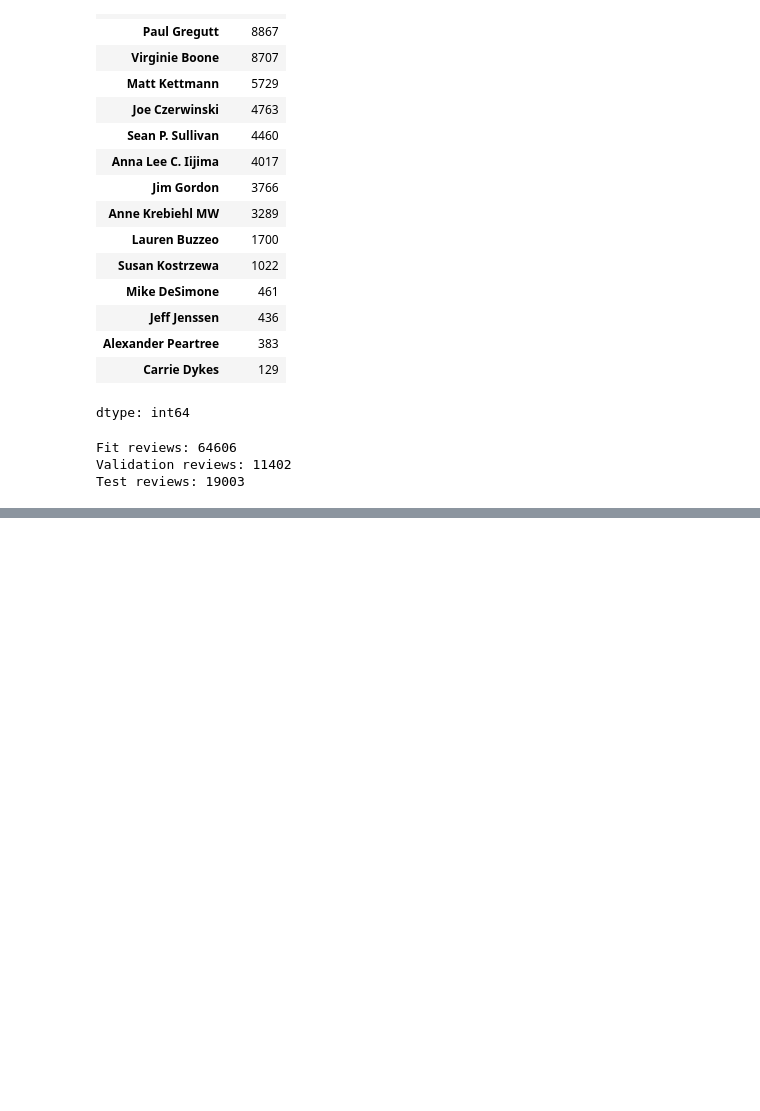
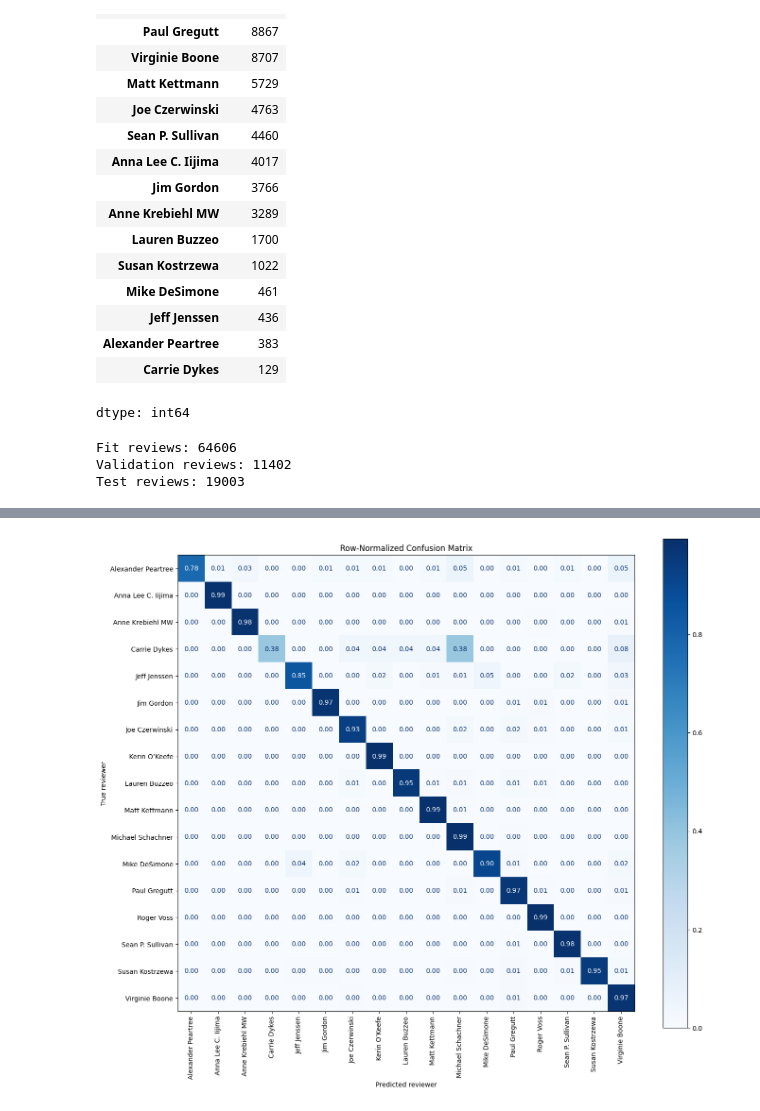
Before and after one commit to sylviadu2552/DATA4401---Project-3, a Jupyter notebook: Project3_n_grams.ipynb, the cells around one changed output, grey strips where cells are left out. Drawn from its saved outputs; the diff is of its cells as text; code cells hidden in the pictures; blank space fills up the shorter version.

```diff
--- a/Project3_n_grams.ipynb
+++ b/Project3_n_grams.ipynb
@@ -410,0 +529,28 @@ plt.show()
+# %%
+import matplotlib.pyplot as plt
+from sklearn.metrics import ConfusionMatrixDisplay
+
+labels = label_encoder.classes_
+
+fig, ax = plt.subplots(figsize=(14, 12))
+
+ConfusionMatrixDisplay.from_predictions(
+    y_test,
+    predicted_reviewers,
+    labels=labels,
+    display_labels=labels,
+    normalize="true",
+    values_format=".2f",
+    cmap="Blues",
+    xticks_rotation=90,
+    ax=ax
+)
+
+ax.set_title("Row-Normalized Confusion Matrix")
+ax.set_xlabel("Predicted reviewer")
+ax.set_ylabel("True reviewer")
+
+plt.tight_layout()
+plt.show()
+# %% [output]
+[figure, added]
```
Also changed, not shown: parts of 8 cells of this notebook.
